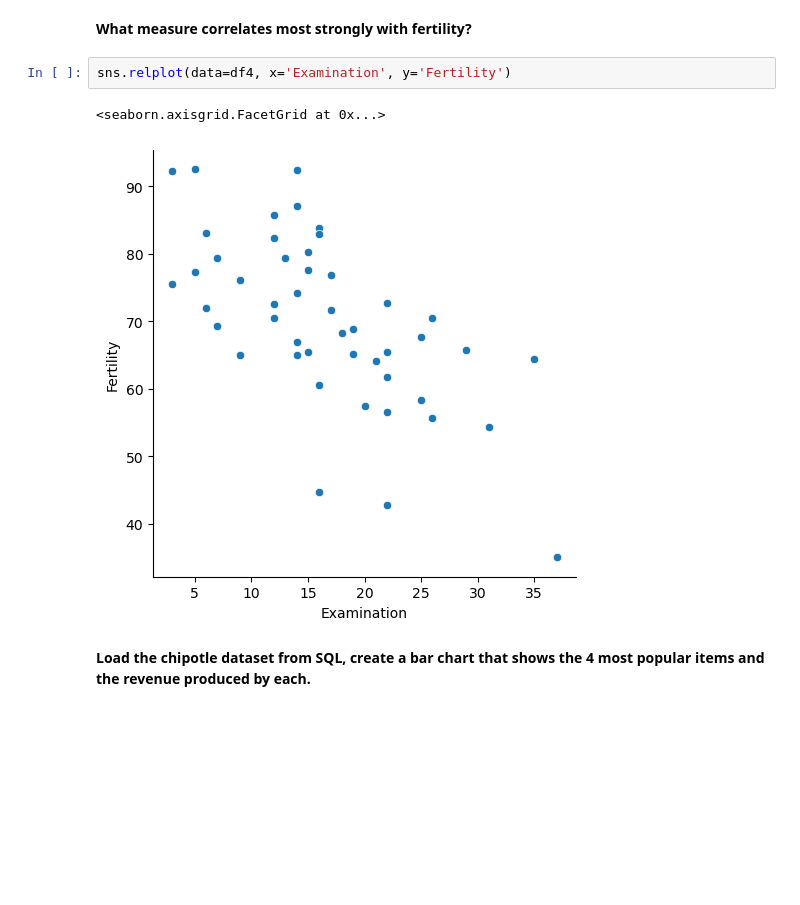
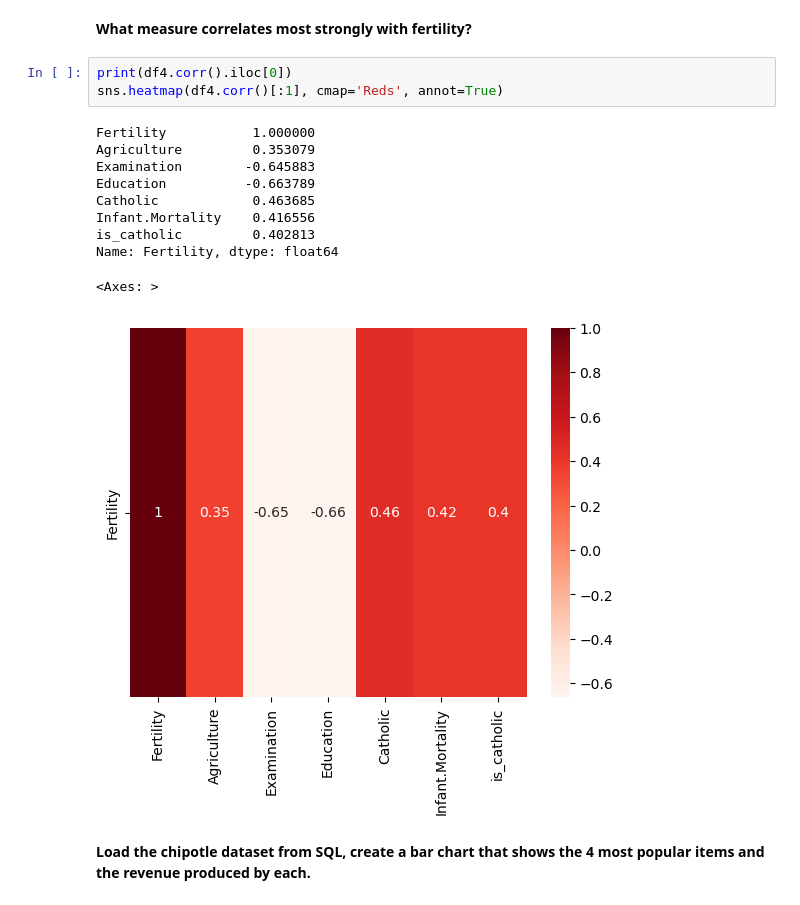
Before and after one commit to Jacob-Ball22/ds-libraries-exercises, a Jupyter notebook: seaborn_exercises.ipynb, the cells around one changed output. Cells and saved outputs as stored; diff of their text form; blank space fills up the shorter version.

```diff
--- a/seaborn_exercises.ipynb
+++ b/seaborn_exercises.ipynb
@@ -132,10 +132,19 @@ plt.show()
 # %% [markdown]
 **What measure correlates most strongly with fertility?**
 # %%
-sns.relplot(data=df4, x='Examination', y='Fertility')
+print(df4.corr().iloc[0])
+sns.heatmap(df4.corr()[:1], cmap='Reds', annot=True)
 # %% [output]
-<seaborn.axisgrid.FacetGrid at 0x...>
+Fertility           1.000000
+Agriculture         0.353079
+Examination        -0.645883
+Education          -0.663789
+Catholic            0.463685
+Infant.Mortality    0.416556
+is_catholic         0.402813
+Name: Fertility, dtype: float64
+<Axes: >
-[figure, old version]
+[figure, new version]
 # %% [markdown]
 **Load the chipotle dataset from SQL, create a bar chart that shows the 4 most popular items and the revenue produced by each.**
 # %%
```
Also changed, not shown: parts of 3 cells of this notebook.
